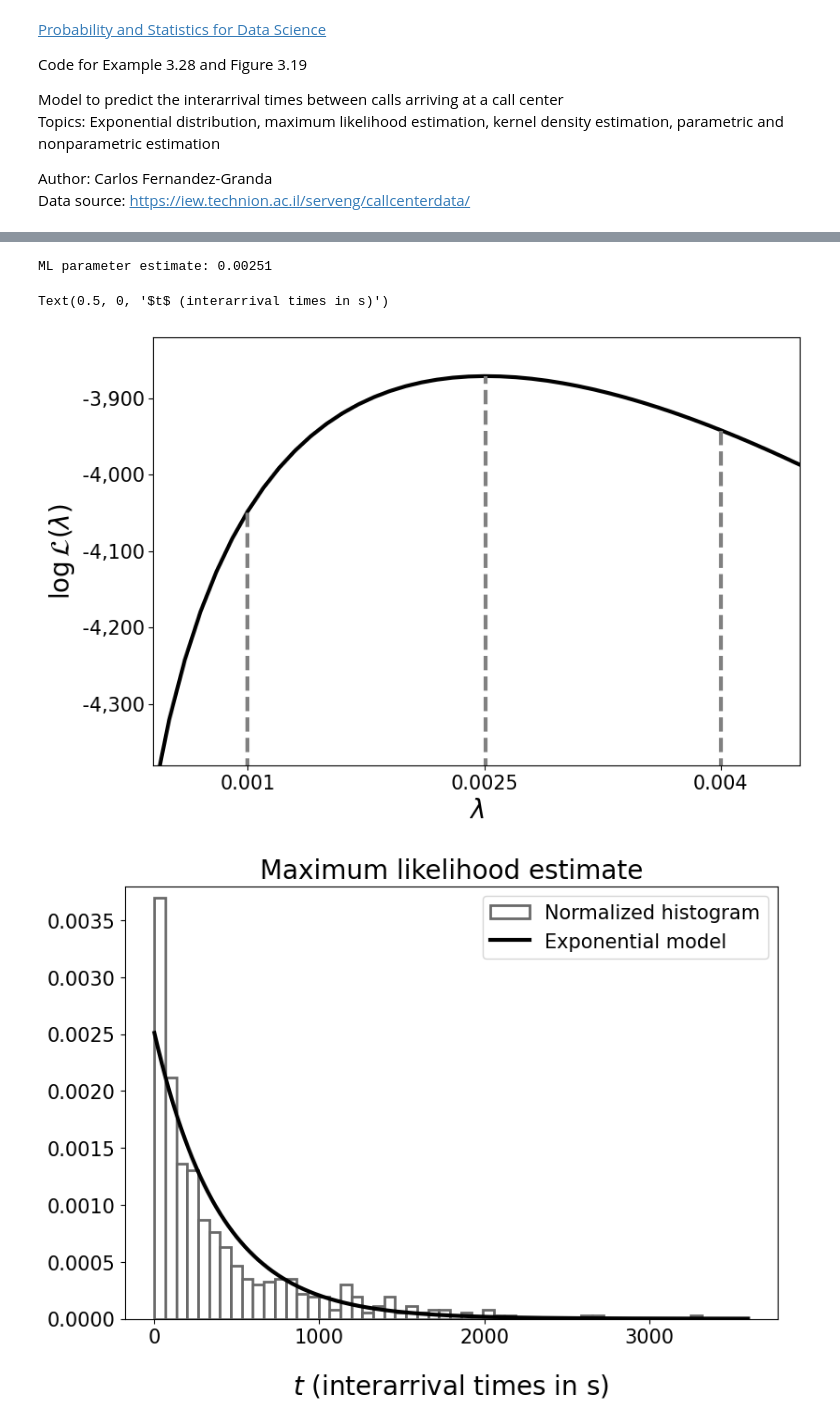
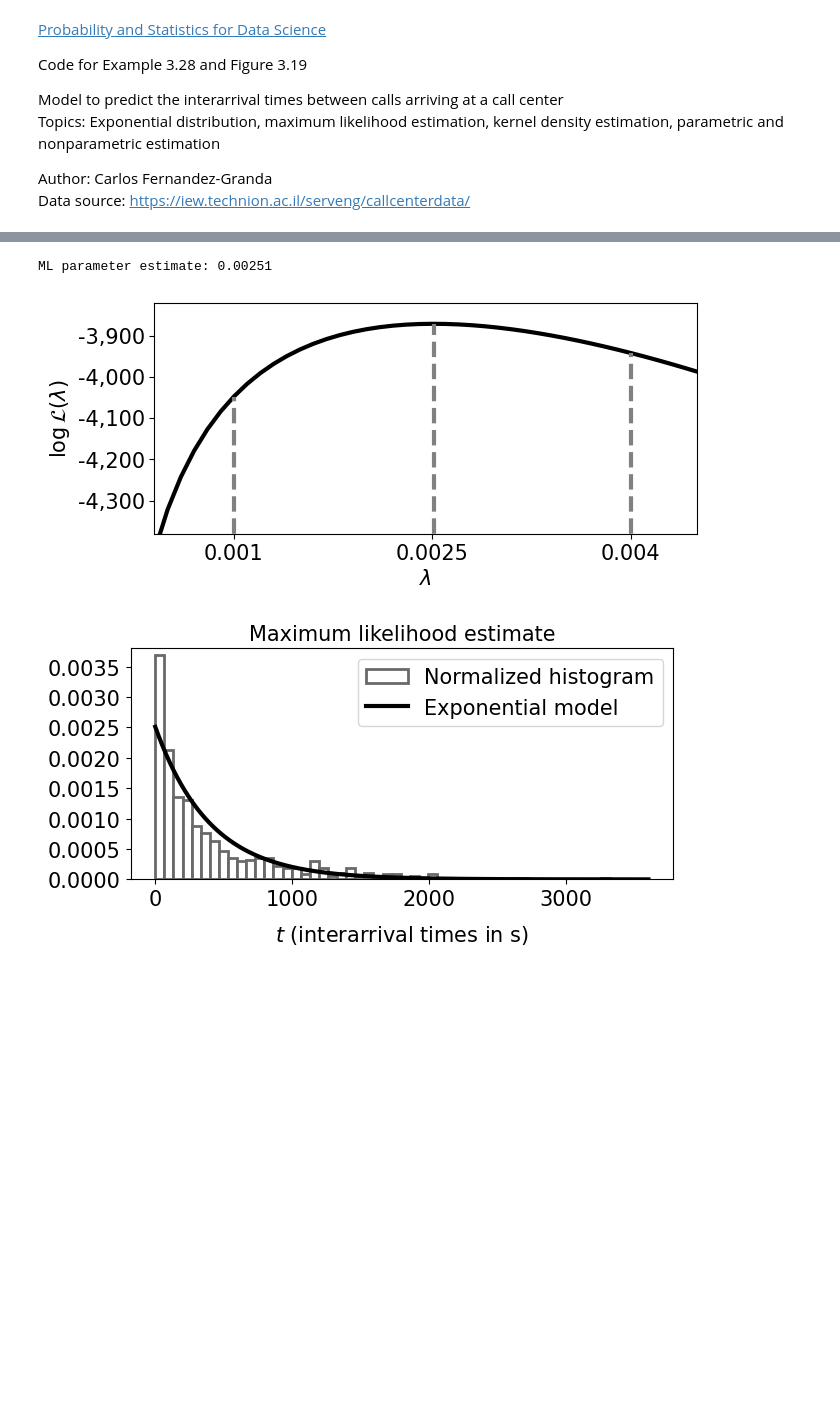
Before and after one commit to cfgranda/ps4ds, a Jupyter notebook: continuous_variables/call_center_interarrival_times.ipynb, the cells around one changed output, grey strips where cells are left out. Cells and saved outputs as stored; diff of their text form; code cells hidden in the pictures; blank space fills up the shorter version.

```diff
--- a/continuous_variables/call_center_interarrival_times.ipynb
+++ b/continuous_variables/call_center_interarrival_times.ipynb
@@ -19,8 +19,8 @@ from scipy.stats import expon
 
 year = 1999
 
-font_size = 20
-font_size_legend = 20
+font_size = 15
+font_size_legend = 15
 font_size_ticks = 15
 
 # Load data
@@ -33,10 +33,5 @@ for number, month in enumerate(months):
     date[month] = data["date"]
     time[month] = data["vru_entry"]
     month_number[month] = number + 1
-print(date["January"][3])
-print(time["January"][10:15])
 hour = time["January"][0].split(":")[0]
-print(hour)
 hour = time["January"][14].split(":")[0]
-print(hour)
-print(month_number["March"])
@@ -220,7 +151,7 @@ t=np.arange(x_min,x_max+step,step)
 y_max_llk = -3820
 y_min_llk = -4380
 x_min = 0.6
-plt.figure(figsize=(9,6))
+plt.figure(figsize=(7,3))
 plt.xticks(fontsize=font_size_ticks)
 plt.yticks(fontsize=font_size_ticks)
 plt.plot(lambda_vals,log_likelihood_vals,linewidth=3,color="black")
@@ -238,7 +169,7 @@ parametric_fit_max_likelihood = exponential_model(lambda_ML,t)
 parametric_fit_other_1 = exponential_model(other_val_1,t)
 parametric_fit_other_2 = exponential_model(other_val_2,t)
 
-plt.figure(figsize=(9,6))
+plt.figure(figsize=(7,3))
 plt.xticks(interarrival_times,fontsize=font_size_ticks)
 plt.yticks(fontsize=font_size_ticks)
 plt.hist(training_data,bins=n_bins,color='white', edgecolor='dimgray',
@@ -246,48 +177,47 @@ plt.hist(training_data,bins=n_bins,color='white', edgecolor='dimgray',
 plt.plot(t,parametric_fit_max_likelihood,lw=3,color="black",
      label=r'Exponential model')
 plt.ylim([0,y_max])
-plt.xlabel('$t$ (interarrival times in s)',fontsize=font_size,labelpad=20)
+plt.xlabel('$t$ (interarrival times in s)',fontsize=font_size,labelpad=10)
 plt.legend(fontsize=font_size_ticks)
 plt.title("Maximum likelihood estimate",fontsize=font_size)
 
-plt.figure(figsize=(9,6))
+plt.figure(figsize=(7,3))
 plt.xticks(interarrival_times,fontsize=font_size_ticks)
 plt.yticks(fontsize=font_size_ticks)
 plt.hist(training_data,bins=n_bins,color='white', edgecolor='dimgray',
           linewidth=2,density=True,label="Normalized histogram")
 plt.plot(t,parametric_fit_other_1,lw=3,color="black",
      label=r'Exponential model')
 plt.ylim([0,y_max])
-plt.xlabel('$t$ (interarrival times in s)',fontsize=font_size,labelpad=20)
+plt.xlabel('$t$ (interarrival times in s)',fontsize=font_size,labelpad=10)
 plt.legend(fontsize=font_size_ticks)
 plt.title("Parameter = "+ str(other_val_1),fontsize=font_size)
 
-plt.figure(figsize=(9,6))
+plt.figure(figsize=(7,3))
 plt.xticks(interarrival_times,fontsize=font_size_ticks)
 plt.yticks(fontsize=font_size_ticks)
 plt.hist(training_data,bins=n_bins,color='white', edgecolor='dimgray',
           linewidth=2,density=True,label="Normalized histogram")
 plt.plot(t,parametric_fit_other_2,lw=3,color="black",
      label=r'Exponential model')
 plt.ylim([0,y_max])
-plt.xlabel('$t$ (interarrival times in s)',fontsize=font_size,labelpad=20)
+plt.xlabel('$t$ (interarrival times in s)',fontsize=font_size,labelpad=10)
 plt.legend(fontsize=font_size_ticks)
 plt.title("Parameter = "+ str(other_val_2),fontsize=font_size)
 
-plt.figure(figsize=(9,9))
+plt.figure(figsize=(7,3))
 plt.xticks(interarrival_times,fontsize=font_size_ticks)
 plt.yticks(fontsize=font_size_ticks)
 plt.hist(test_data,bins=n_bins,color='white', edgecolor='dimgray',
           linewidth=2,density=True,label="Histogram of test data")
 plt.plot(t,parametric_fit_max_likelihood,lw=3,color="black",
      label=r'Exponential model')
 plt.xlim([x_min-100,x_max])
 plt.ylim([0,y_max])
 plt.legend(fontsize=font_size)
-plt.ylabel('Probability density function',fontsize=font_size,labelpad=20)
-plt.xlabel('$t$ (interarrival times in s)',fontsize=font_size,labelpad=20)
+plt.ylabel('Probability density function',fontsize=font_size,labelpad=10)
+plt.xlabel('$t$ (interarrival times in s)',fontsize=font_size,labelpad=10);
 # %% [output]
 ML parameter estimate: 0.00251
-Text(0.5, 0, '$t$ (interarrival times in s)')
-[figure, old version]
+[figure, new version]
-[figure, old version]
+[figure, new version]
```
Also changed, not shown: parts of 8 cells of this notebook, 2 other files.
